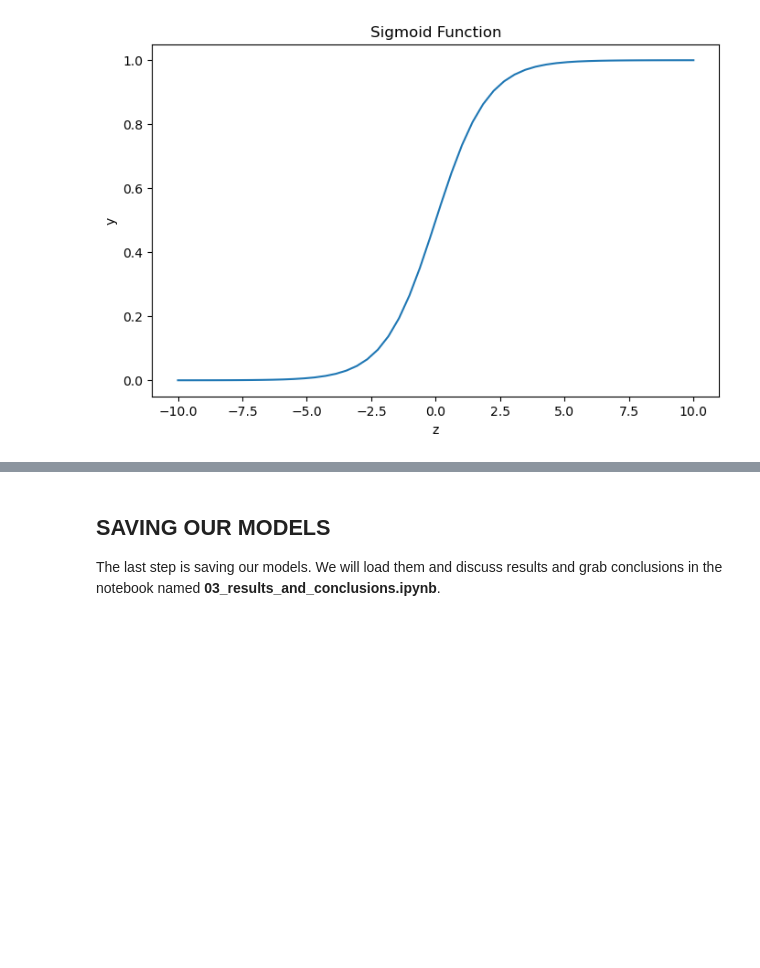
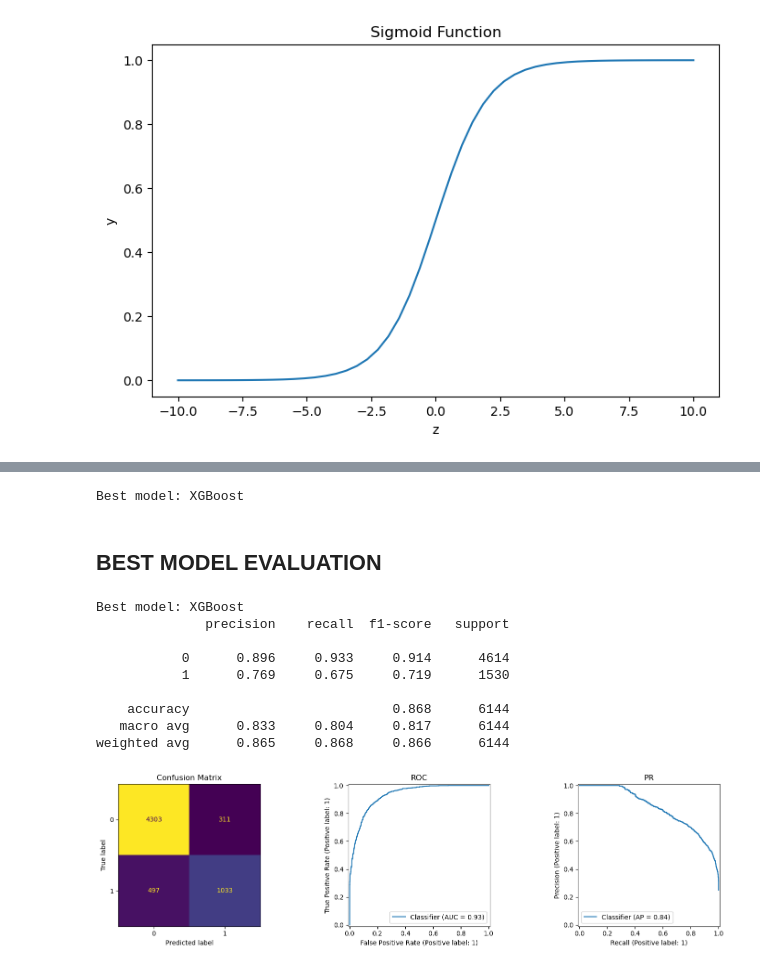
Before and after one commit to mariatecno0405-a11y/MDI-TestDataScience-1, a Jupyter notebook: notebooks/02_modeling.ipynb, the cells around one changed output, grey strips where cells are left out. Cells and saved outputs as stored; diff of their text form; code cells hidden in the pictures; blank space fills up the shorter version.

Commit message:
Add cross-validate

```diff
--- a/notebooks/02_modeling.ipynb
+++ b/notebooks/02_modeling.ipynb
@@ -288,0 +328,14 @@ Best model: XGBoost
+# %%
+def eval_cv(models, X, y):
+    rows = []
+    for name, pipe in models.items():
+        res = cross_validate(pipe, X, y, cv=cv, scoring=scoring, return_train_score=False, n_jobs=-1)
+        row = {'model': name}
+        for m in scoring:
+            row[f'{m}_mean'] = np.mean(res[f'test_{m}'])
+            row[f'{m}_std']  = np.std(res[f'test_{m}'])
+        rows.append(row)
+    return pd.DataFrame(rows).sort_values('f1_macro_mean', ascending=False)
+# %%
+cv_df = eval_cv(models, X_train, y_train)
+cv_df
@@ -289,4 +349,9 @@ Best model: XGBoost
+# %%
+best_model_name = cv_df.iloc[0]['model']
+print("Best model:", best_model_name)
+# %% [output]
+Best model: XGBoost
+# %%
+best_model = models[best_model_name]
 # %% [markdown]
-## SAVING OUR MODELS
-
-The last step is saving our models. We will load them and discuss results and grab conclusions in the notebook named **03_results_and_conclusions.ipynb**.
+## BEST MODEL EVALUATION
@@ -292,0 +360,30 @@ The last step is saving our models. We will load them and discuss results and gr
+# %%
+best_pipe = best_model.fit(X_train, y_train)
+y_pred = best_pipe.predict(X_test)
+print(f'Best model: {best_model_name}')
+print(classification_report(y_test, y_pred, digits=3))
+
+has_proba = hasattr(best_pipe.named_steps['classifier'], 'predict_proba')
+y_proba = best_pipe.predict_proba(X_test)[:,1] if has_proba else None
+
+if has_proba:
+    fig, axes = plt.subplots(1,3, figsize=(15,4))
+    ConfusionMatrixDisplay.from_predictions(y_test, y_pred, ax=axes[0], colorbar=False)
+    RocCurveDisplay.from_predictions(y_test, y_proba, ax=axes[1])
+    PrecisionRecallDisplay.from_predictions(y_test, y_proba, ax=axes[2])
+    axes[0].set_title('Confusion Matrix'); axes[1].set_title('ROC'); axes[2].set_title('PR')
+    plt.tight_layout(); plt.show()
+else:
+    ConfusionMatrixDisplay.from_predictions(y_test, y_pred, colorbar=False)
+    plt.title('Confusion Matrix'); plt.show()
+# %% [output]
+Best model: XGBoost
+              precision    recall  f1-score   support
+
+           0      0.896     0.933     0.914      4614
+           1      0.769     0.675     0.719      1530
+
+    accuracy                          0.868      6144
+   macro avg      0.833     0.804     0.817      6144
+weighted avg      0.865     0.868     0.866      6144
+[figure, added]
```
Also changed, not shown: parts of 43 cells of this notebook.
